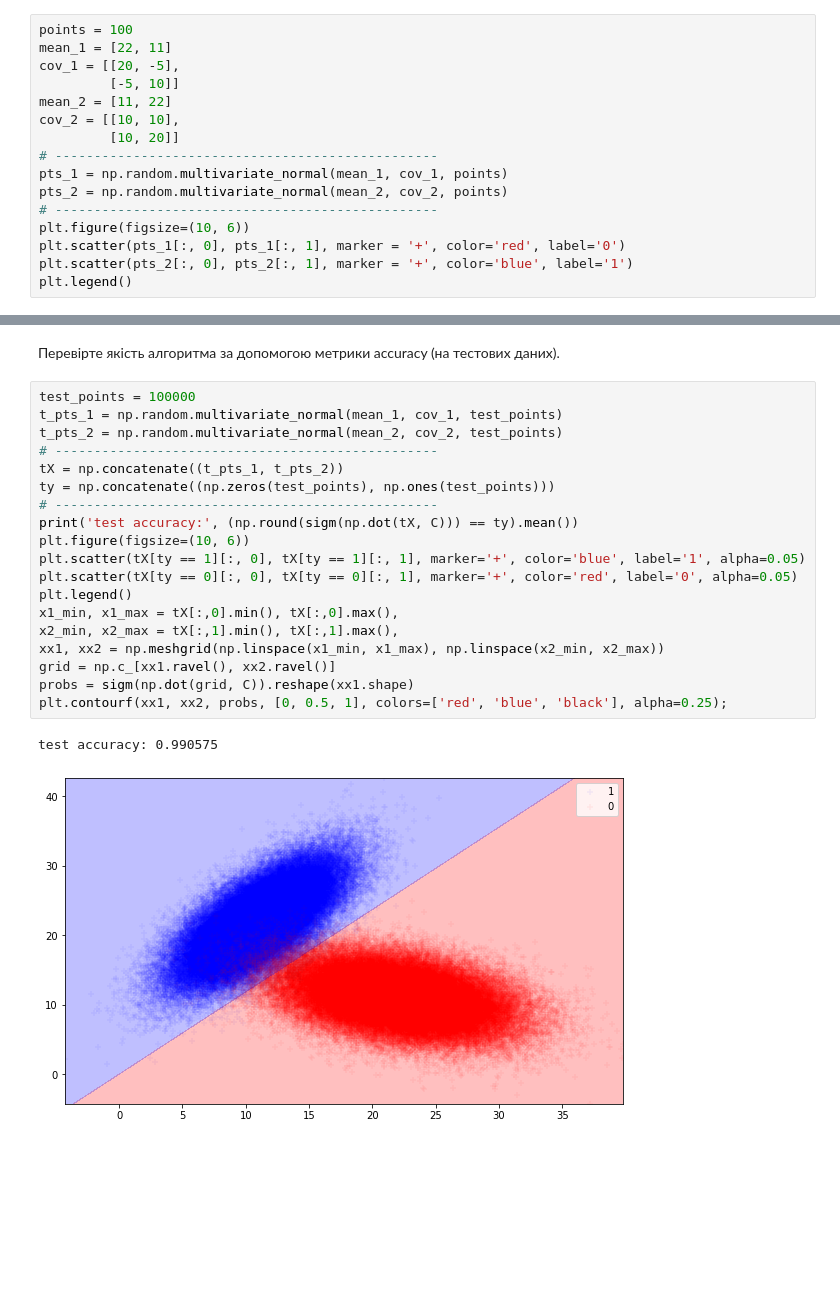
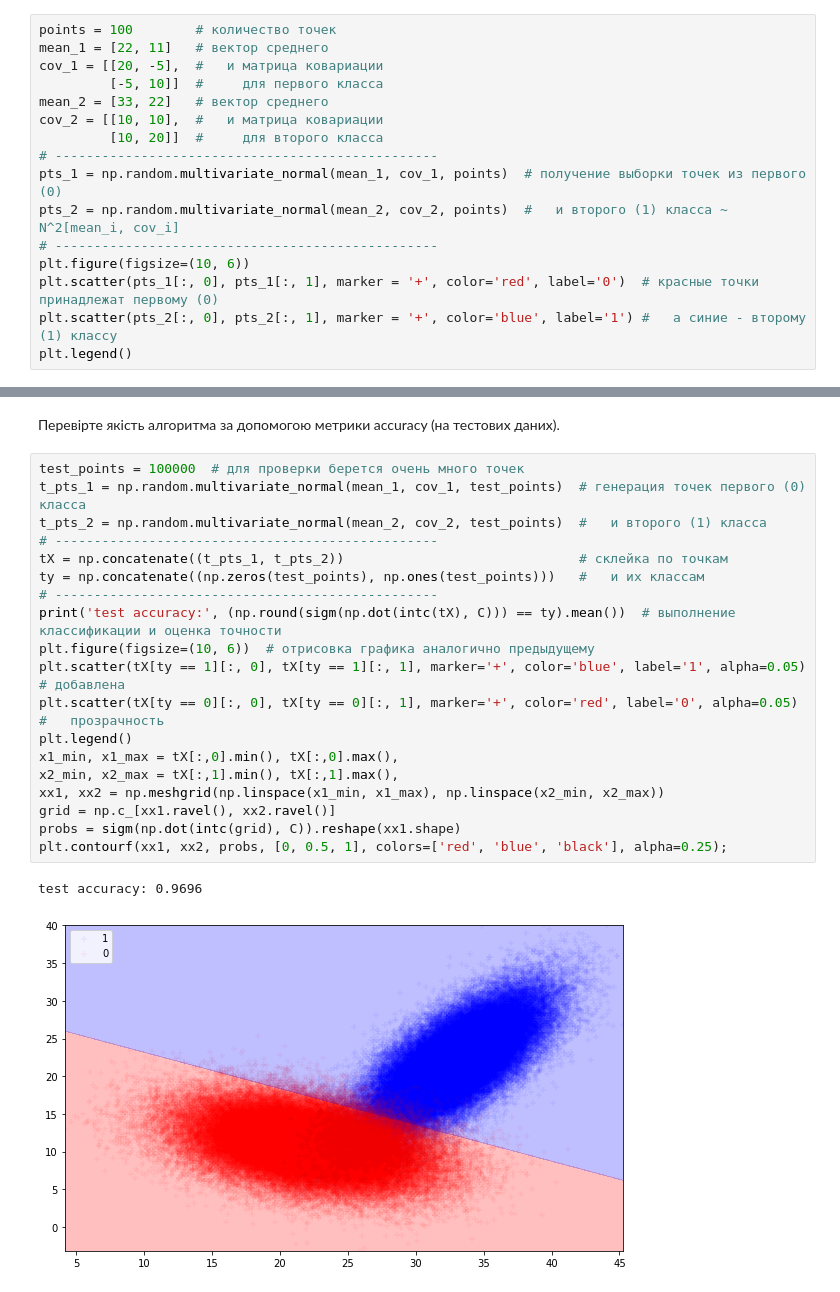
Before and after one commit to valeria-scherb/da-labs, a Jupyter notebook: Laba1.ipynb, the cells around one changed output, grey strips where cells are left out. Saved outputs shown, nothing was run; the diff lists cells and outputs as text; blank space fills up the shorter version.

```diff
--- a/Laba1.ipynb
+++ b/Laba1.ipynb
@@ -76,20 +85,20 @@ plt.plot(its, np.zeros(iter_limit+1), color='k')
 
 Візуалізуйте результат за допомогою (matplotlib).
 # %%
-points = 100
-mean_1 = [22, 11]
-cov_1 = [[20, -5],
-         [-5, 10]]
-mean_2 = [11, 22]
-cov_2 = [[10, 10],
-         [10, 20]]
+points = 100        # количество точек
+mean_1 = [22, 11]   # вектор среднего
+cov_1 = [[20, -5],  #   и матрица ковариации
+         [-5, 10]]  #     для первого класса
+mean_2 = [33, 22]   # вектор среднего
+cov_2 = [[10, 10],  #   и матрица ковариации
+         [10, 20]]  #     для второго класса
 # -------------------------------------------------
-pts_1 = np.random.multivariate_normal(mean_1, cov_1, points)
-pts_2 = np.random.multivariate_normal(mean_2, cov_2, points)
+pts_1 = np.random.multivariate_normal(mean_1, cov_1, points)  # получение выборки точек из первого (0)
+pts_2 = np.random.multivariate_normal(mean_2, cov_2, points)  #   и второго (1) класса ~ N^2[mean_i, cov_i]
 # -------------------------------------------------
 plt.figure(figsize=(10, 6))
-plt.scatter(pts_1[:, 0], pts_1[:, 1], marker = '+', color='red', label='0')
-plt.scatter(pts_2[:, 0], pts_2[:, 1], marker = '+', color='blue', label='1')
+plt.scatter(pts_1[:, 0], pts_1[:, 1], marker = '+', color='red', label='0')  # красные точки принадлежат первому (0)
+plt.scatter(pts_2[:, 0], pts_2[:, 1], marker = '+', color='blue', label='1') #   а синие - второму (1) классу
 plt.legend()
 # %% [output]
 <matplotlib.legend.Legend at 0x...>
@@ -132,24 +175,24 @@ plt.contourf(xx1, xx2, probs, [0, 0.5, 1], colors=['red', 'blue', 'black'], alph
 # %% [markdown]
 Перевірте якість алгоритма за допомогою метрики accuracy (на тестових даних).
 # %%
-test_points = 100000
-t_pts_1 = np.random.multivariate_normal(mean_1, cov_1, test_points)
-t_pts_2 = np.random.multivariate_normal(mean_2, cov_2, test_points)
+test_points = 100000  # для проверки берется очень много точек
+t_pts_1 = np.random.multivariate_normal(mean_1, cov_1, test_points)  # генерация точек первого (0) класса
+t_pts_2 = np.random.multivariate_normal(mean_2, cov_2, test_points)  #   и второго (1) класса
 # -------------------------------------------------
-tX = np.concatenate((t_pts_1, t_pts_2))
-ty = np.concatenate((np.zeros(test_points), np.ones(test_points)))
+tX = np.concatenate((t_pts_1, t_pts_2))                              # склейка по точкам
+ty = np.concatenate((np.zeros(test_points), np.ones(test_points)))   #   и их классам
 # -------------------------------------------------
-print('test accuracy:', (np.round(sigm(np.dot(tX, C))) == ty).mean())
-plt.figure(figsize=(10, 6))
-plt.scatter(tX[ty == 1][:, 0], tX[ty == 1][:, 1], marker='+', color='blue', label='1', alpha=0.05)
-plt.scatter(tX[ty == 0][:, 0], tX[ty == 0][:, 1], marker='+', color='red', label='0', alpha=0.05)
+print('test accuracy:', (np.round(sigm(np.dot(intc(tX), C))) == ty).mean())  # выполнение классификации и оценка точности
+plt.figure(figsize=(10, 6))  # отрисовка графика аналогично предыдущему
+plt.scatter(tX[ty == 1][:, 0], tX[ty == 1][:, 1], marker='+', color='blue', label='1', alpha=0.05)  # добавлена
+plt.scatter(tX[ty == 0][:, 0], tX[ty == 0][:, 1], marker='+', color='red', label='0', alpha=0.05)   #   прозрачность
 plt.legend()
 x1_min, x1_max = tX[:,0].min(), tX[:,0].max(),
 x2_min, x2_max = tX[:,1].min(), tX[:,1].max(),
 xx1, xx2 = np.meshgrid(np.linspace(x1_min, x1_max), np.linspace(x2_min, x2_max))
 grid = np.c_[xx1.ravel(), xx2.ravel()]
-probs = sigm(np.dot(grid, C)).reshape(xx1.shape)
+probs = sigm(np.dot(intc(grid), C)).reshape(xx1.shape)
 plt.contourf(xx1, xx2, probs, [0, 0.5, 1], colors=['red', 'blue', 'black'], alpha=0.25);
 # %% [output]
-test accuracy: 0.990575
+test accuracy: 0.9696
-[figure, old version]
+[figure, new version]
```
Also changed, not shown: parts of 10 cells of this notebook.
